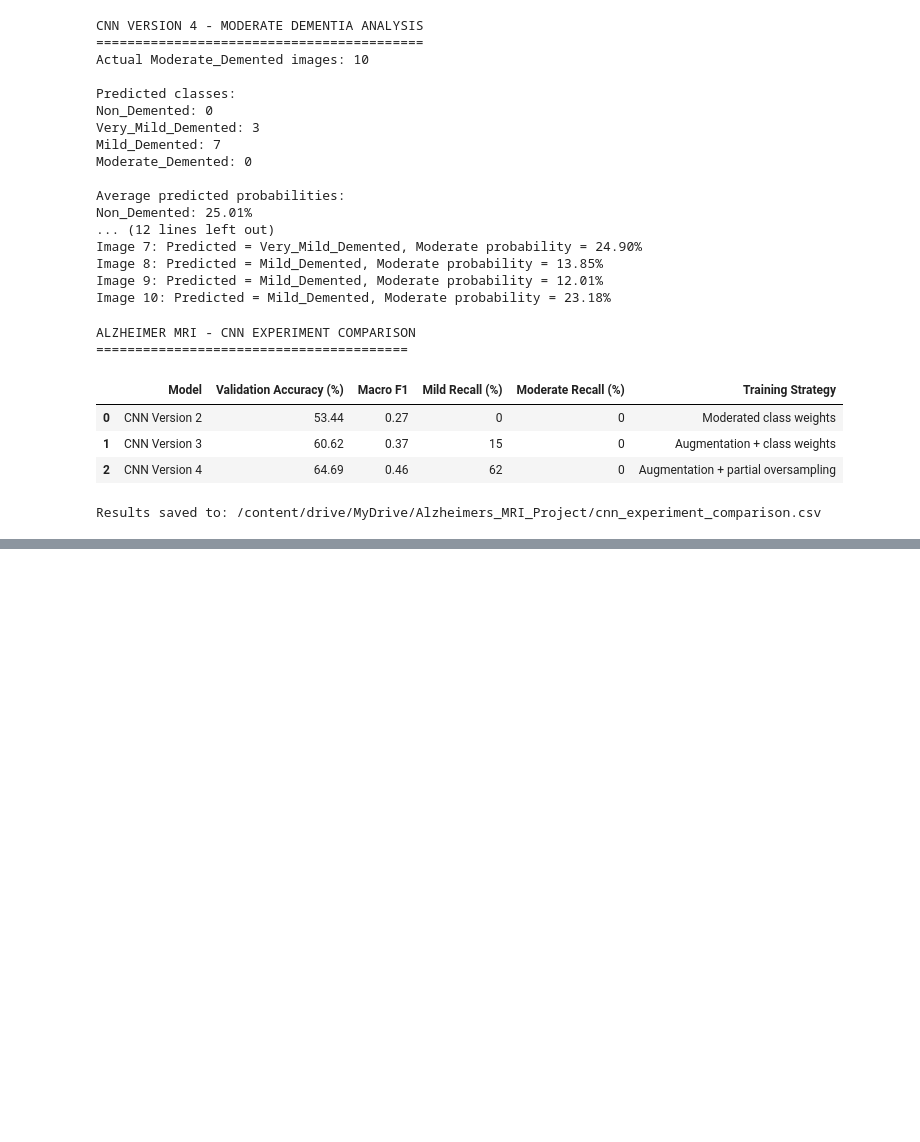
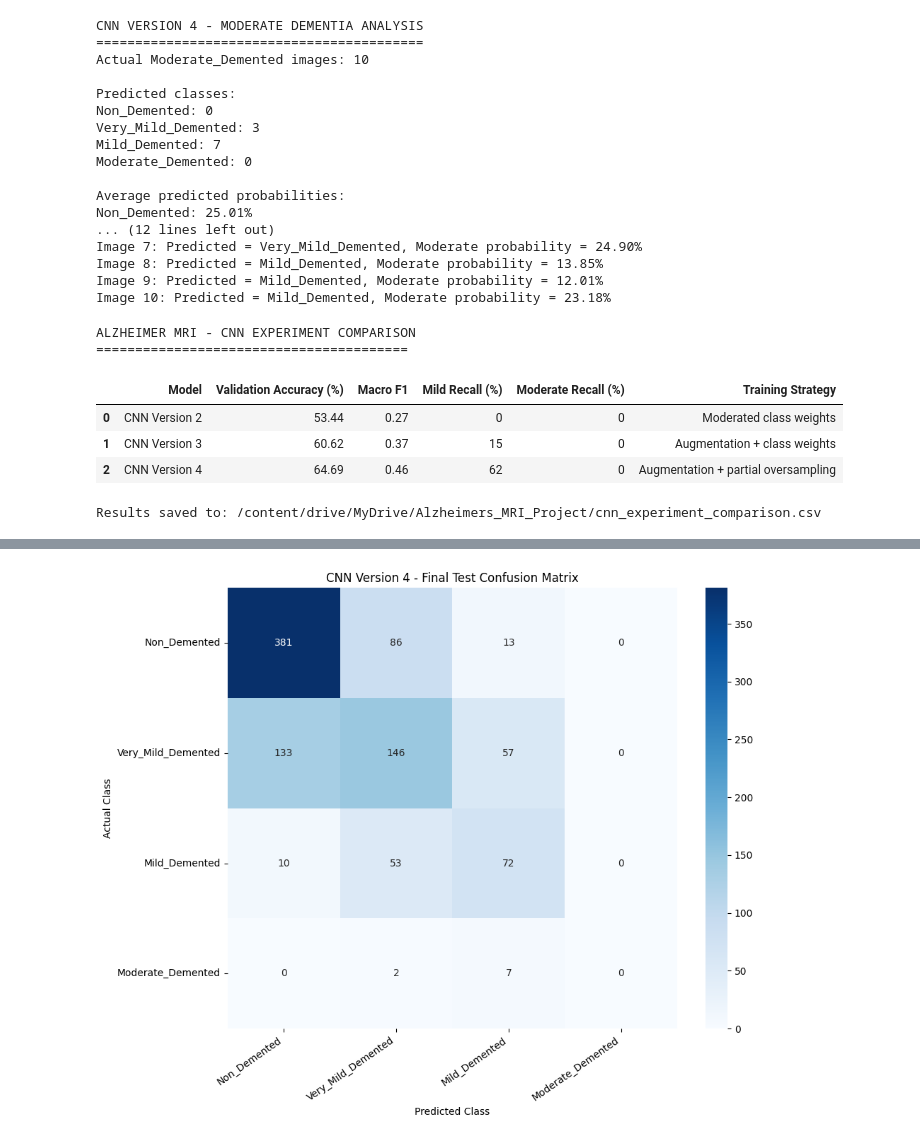
Before and after one commit to mohammad-mustafa130/Alzheimers-MRI-Classification, a Jupyter notebook: Alzheimers_MRI_Classification.ipynb, the cells around one changed output, grey strips where cells are left out. Saved outputs shown, nothing was run; the diff lists cells and outputs as text; code cells hidden in the pictures; blank space fills up the shorter version.

```diff
--- a/Alzheimers_MRI_Classification.ipynb
+++ b/Alzheimers_MRI_Classification.ipynb
@@ -2758,0 +2989,92 @@ Results saved to: /content/drive/MyDrive/Alzheimers_MRI_Project/cnn_experiment_c
+# %%
+import os
+import pandas as pd
+import matplotlib.pyplot as plt
+import seaborn as sns
+
+from sklearn.metrics import classification_report
+
+# Create results folder in Google Drive
+results_dir = (
+    "/content/drive/MyDrive/"
+    "Alzheimers_MRI_Project/results"
+)
+
+os.makedirs(results_dir, exist_ok=True)
+
+# Generate detailed classification report
+report_dict = classification_report(
+    actual_test_labels,
+    test_predictions_v4,
+    labels=[0, 1, 2, 3],
+    target_names=class_names,
+    zero_division=0,
+    output_dict=True
+)
+
+# Save classification report as CSV
+report_df = pd.DataFrame(report_dict).transpose()
+
+report_path = os.path.join(
+    results_dir,
+    "cnn_v4_test_classification_report.csv"
+)
+
+report_df.to_csv(report_path)
+
+# Save confusion matrix as CSV
+cm_df = pd.DataFrame(
+    test_cm_v4,
+    index=class_names,
+    columns=class_names
+)
+
+cm_path = os.path.join(
+    results_dir,
+    "cnn_v4_test_confusion_matrix.csv"
+)
+
+cm_df.to_csv(cm_path)
+
+# Save confusion matrix as an image
+plt.figure(figsize=(10, 8))
+
+sns.heatmap(
+    test_cm_v4,
+    annot=True,
+    fmt="d",
+    cmap="Blues",
+    xticklabels=class_names,
+    yticklabels=class_names
+)
+
+plt.title("CNN Version 4 - Final Test Confusion Matrix")
+plt.xlabel("Predicted Class")
+plt.ylabel("Actual Class")
+
+plt.xticks(rotation=35, ha="right")
+plt.yticks(rotation=0)
+
+plt.tight_layout()
+
+image_path = os.path.join(
+    results_dir,
+    "cnn_v4_test_confusion_matrix.png"
+)
+
+plt.savefig(image_path, dpi=300, bbox_inches="tight")
+plt.show()
+
+print("\nFINAL TEST RESULTS SAVED")
+print("========================")
+
+print("Classification report:", report_path)
+print("Confusion matrix CSV:", cm_path)
+print("Confusion matrix image:", image_path)
+
+print("\nAll files saved successfully:",
+      all(os.path.isfile(p) for p in [
+          report_path, cm_path, image_path
+      ]))
+# %% [output]
+[figure, added]
```
Also changed, not shown: parts of 6 cells of this notebook.
